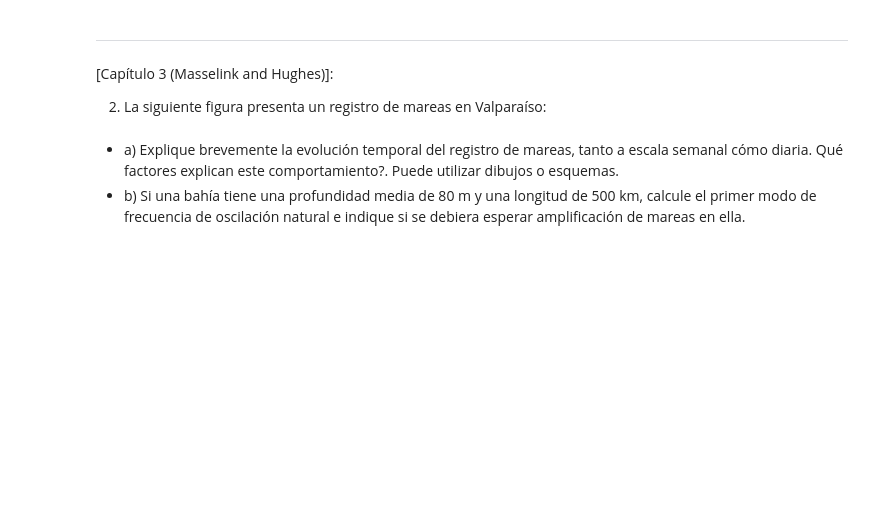
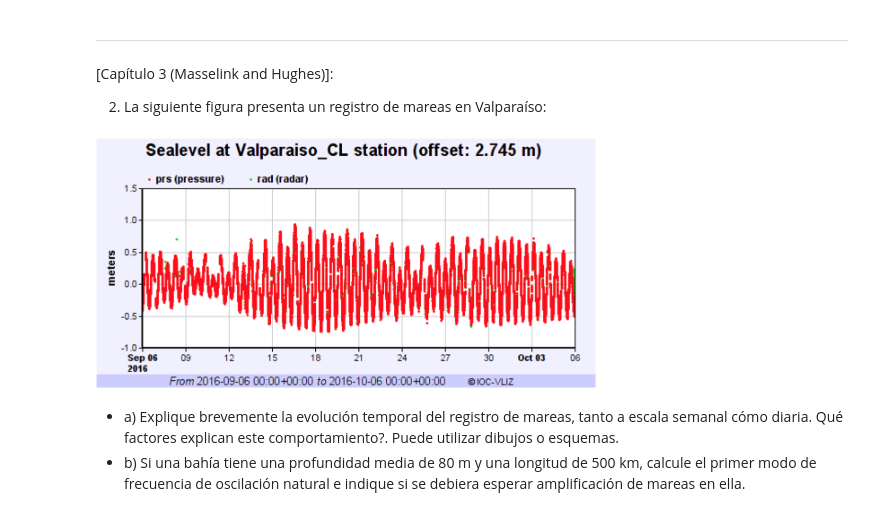
Before and after one commit to mqquiroz/ICH3424, a Jupyter notebook: Solucion_Interrogacion.ipynb, the cells around one changed output. Saved outputs shown, nothing was run; the diff lists cells and outputs as text; code cells hidden in the pictures; blank space fills up the shorter version.

```diff
--- a/Solucion_Interrogacion.ipynb
+++ b/Solucion_Interrogacion.ipynb
@@ -302,6 +324,10 @@ La propiedad más importante que podría verse afectada por la cosntrucción del
 [Capítulo 3 (Masselink and Hughes)]:
 
 2) La siguiente figura presenta un registro de mareas en Valparaíso:
+# %%
+Image('Picture4.png', width = 500)
+# %% [output]
+[figure, added]
 # %% [markdown]
 * a)	Explique brevemente la evolución temporal del registro de mareas, tanto a escala semanal cómo diaria. Qué factores explican este comportamiento?. Puede utilizar dibujos o esquemas.
 * b)	Si una bahía tiene una profundidad media de 80 m y una longitud de 500 km, calcule el primer modo de frecuencia de oscilación natural e indique si se debiera esperar amplificación de mareas en ella.
```
Also changed, not shown: parts of 9 cells of this notebook.
